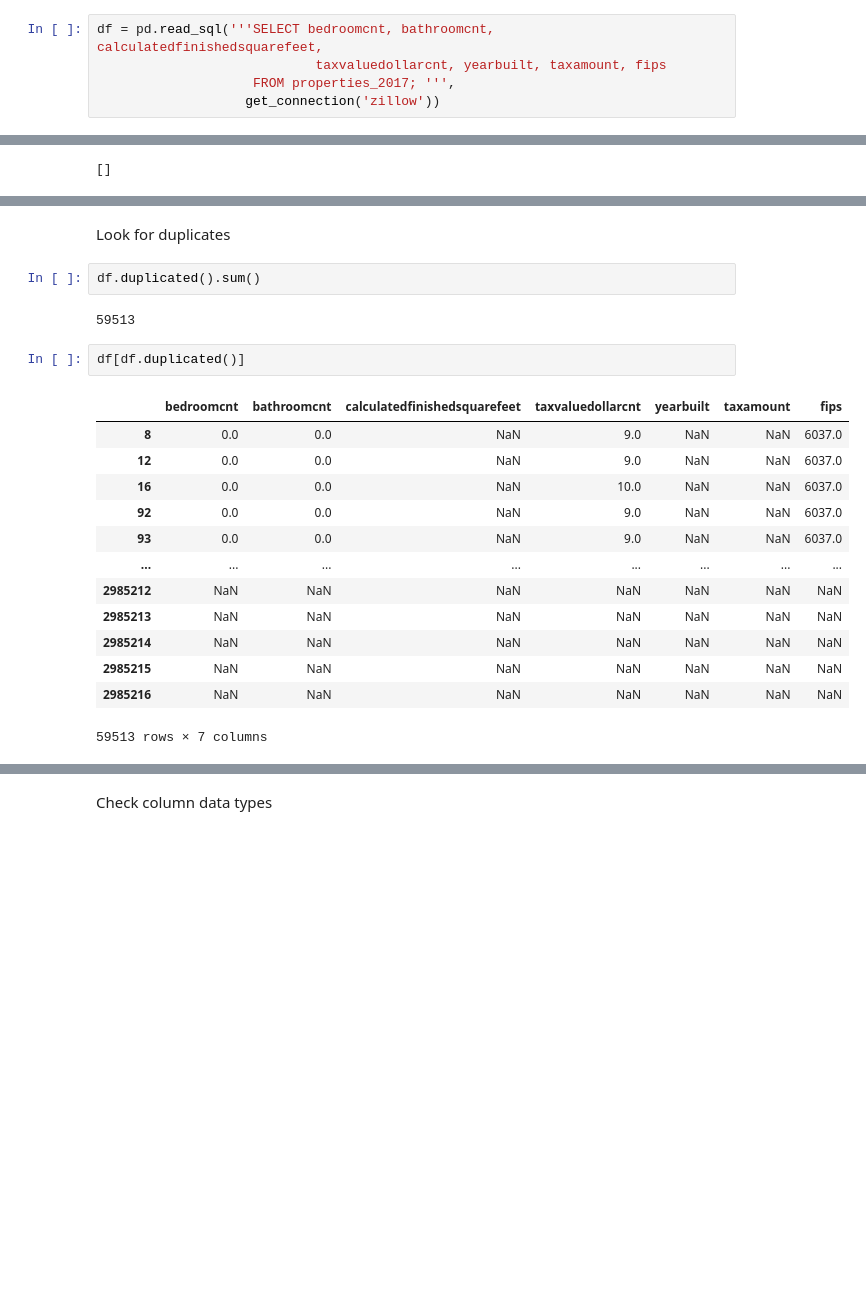
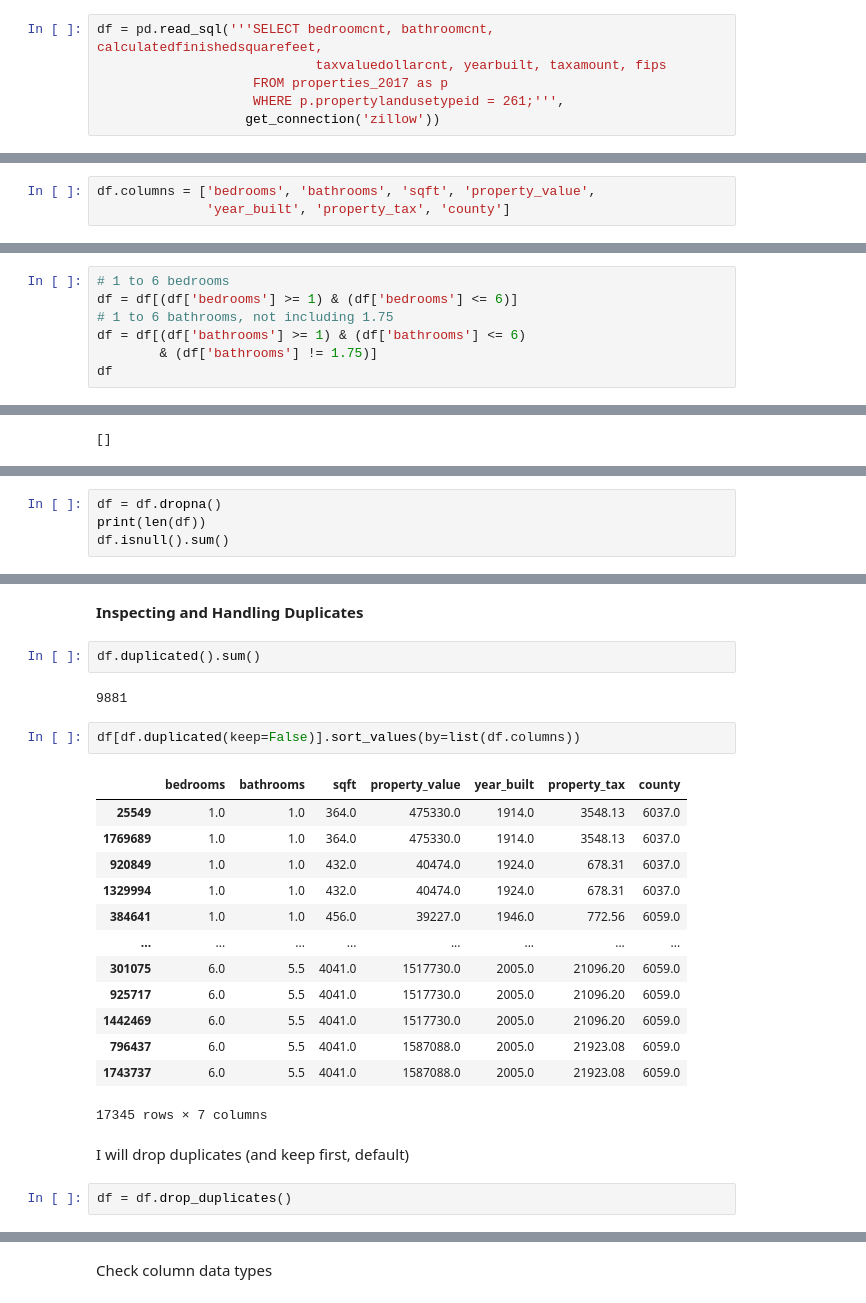
Before and after one commit to martin-reyes/6_regression-exercises, a Jupyter notebook: wrangle.ipynb, the cells around one changed output, grey strips where cells are left out. Drawn from its saved outputs; the diff is of its cells as text; blank space fills up the shorter version.

```diff
--- a/wrangle.ipynb
+++ b/wrangle.ipynb
@@ -12,6 +14,7 @@ from prepare_utils import identify_cols_with_white_space
 # %%
 df = pd.read_sql('''SELECT bedroomcnt, bathroomcnt, calculatedfinishedsquarefeet,
                             taxvaluedollarcnt, yearbuilt, taxamount, fips
-                    FROM properties_2017; ''',
+                    FROM properties_2017 as p
+                    WHERE p.propertylandusetypeid = 261;''',
                    get_connection('zillow'))
 # %%
@@ -33,0 +47,3 @@ memory usage: 159.4 MB
+# %%
+df.columns = ['bedrooms', 'bathrooms', 'sqft', 'property_value',
+              'year_built', 'property_tax', 'county']
@@ -33,0 +185,7 @@ memory usage: 159.4 MB
+# %%
+# 1 to 6 bedrooms
+df = df[(df['bedrooms'] >= 1) & (df['bedrooms'] <= 6)]
+# 1 to 6 bathrooms, not including 1.75
+df = df[(df['bathrooms'] >= 1) & (df['bathrooms'] <= 6)
+        & (df['bathrooms'] != 1.75)]
+df
@@ -56,0 +249,4 @@ dtype: int64
+# %%
+df = df.dropna()
+print(len(df))
+df.isnull().sum()
@@ -57,22 +263,26 @@ dtype: int64
 # %% [markdown]
-Look for duplicates
+**Inspecting and Handling Duplicates**
 # %%
 df.duplicated().sum()
 # %% [output]
-59513
+9881
 # %%
-df[df.duplicated()]
+df[df.duplicated(keep=False)].sort_values(by=list(df.columns))
 # %% [output]
-|  | bedroomcnt | bathroomcnt | calculatedfinishedsquarefeet | taxvaluedollarcnt | yearbuilt | taxamount | fips |
-| 8 | 0.0 | 0.0 | NaN | 9.0 | NaN | NaN | 6037.0 |
-| 12 | 0.0 | 0.0 | NaN | 9.0 | NaN | NaN | 6037.0 |
-| 16 | 0.0 | 0.0 | NaN | 10.0 | NaN | NaN | 6037.0 |
-| 92 | 0.0 | 0.0 | NaN | 9.0 | NaN | NaN | 6037.0 |
-| 93 | 0.0 | 0.0 | NaN | 9.0 | NaN | NaN | 6037.0 |
+|  | bedrooms | bathrooms | sqft | property_value | year_built | property_tax | county |
+| 25549 | 1.0 | 1.0 | 364.0 | 475330.0 | 1914.0 | 3548.13 | 6037.0 |
+| 1769689 | 1.0 | 1.0 | 364.0 | 475330.0 | 1914.0 | 3548.13 | 6037.0 |
+| 920849 | 1.0 | 1.0 | 432.0 | 40474.0 | 1924.0 | 678.31 | 6037.0 |
+| 1329994 | 1.0 | 1.0 | 432.0 | 40474.0 | 1924.0 | 678.31 | 6037.0 |
+| 384641 | 1.0 | 1.0 | 456.0 | 39227.0 | 1946.0 | 772.56 | 6059.0 |
 | ... | ... | ... | ... | ... | ... | ... | ... |
-| 2985212 | NaN | NaN | NaN | NaN | NaN | NaN | NaN |
-| 2985213 | NaN | NaN | NaN | NaN | NaN | NaN | NaN |
-| 2985214 | NaN | NaN | NaN | NaN | NaN | NaN | NaN |
-| 2985215 | NaN | NaN | NaN | NaN | NaN | NaN | NaN |
-| 2985216 | NaN | NaN | NaN | NaN | NaN | NaN | NaN |
+| 301075 | 6.0 | 5.5 | 4041.0 | 1517730.0 | 2005.0 | 21096.20 | 6059.0 |
+| 925717 | 6.0 | 5.5 | 4041.0 | 1517730.0 | 2005.0 | 21096.20 | 6059.0 |
+| 1442469 | 6.0 | 5.5 | 4041.0 | 1517730.0 | 2005.0 | 21096.20 | 6059.0 |
+| 796437 | 6.0 | 5.5 | 4041.0 | 1587088.0 | 2005.0 | 21923.08 | 6059.0 |
+| 1743737 | 6.0 | 5.5 | 4041.0 | 1587088.0 | 2005.0 | 21923.08 | 6059.0 |
-59513 rows × 7 columns
+17345 rows × 7 columns
+# %% [markdown]
+I will drop duplicates (and keep first, default)
+# %%
+df = df.drop_duplicates()
```
Also changed, not shown: parts of 21 cells of this notebook, 3 other files.
